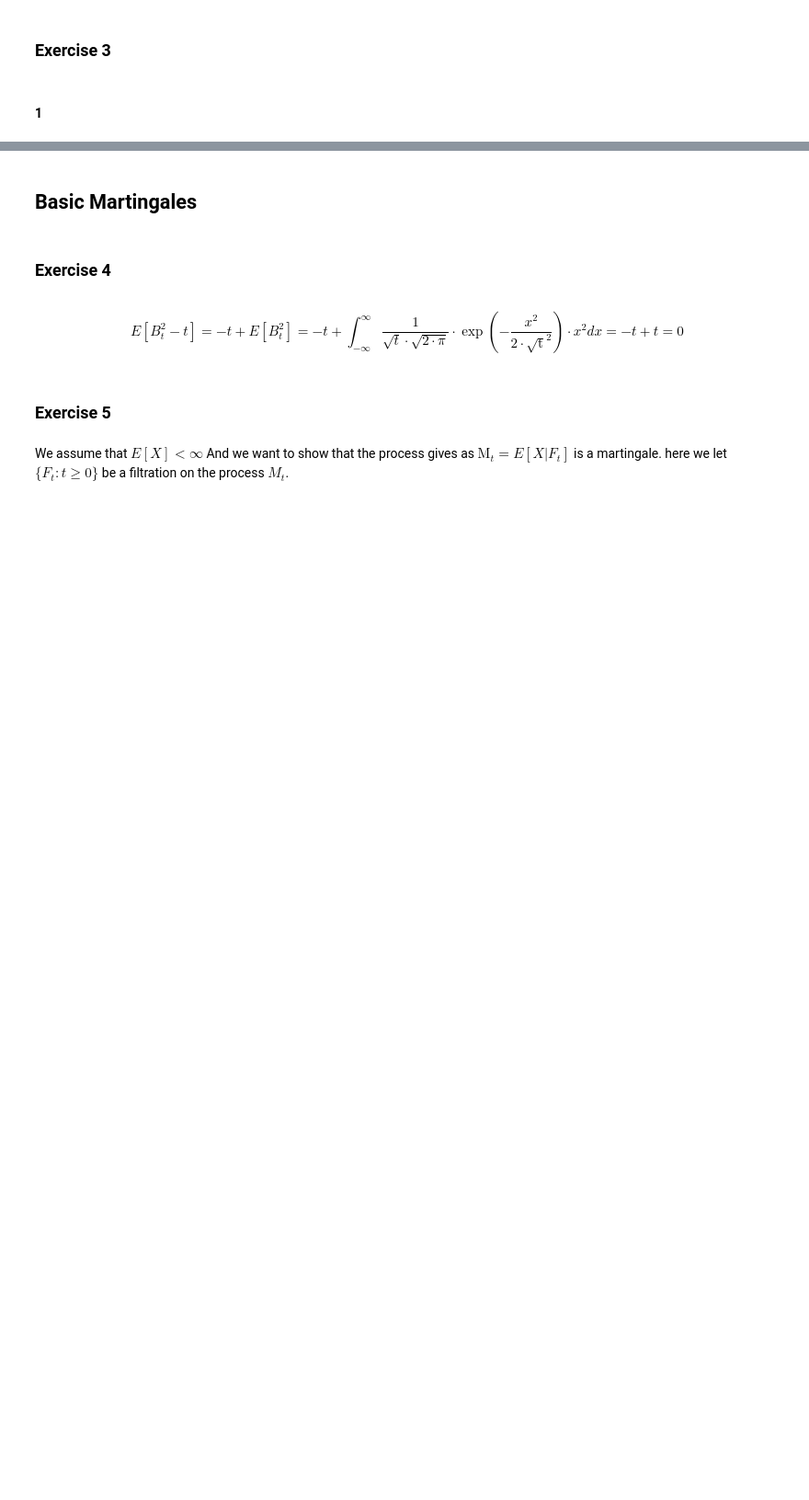
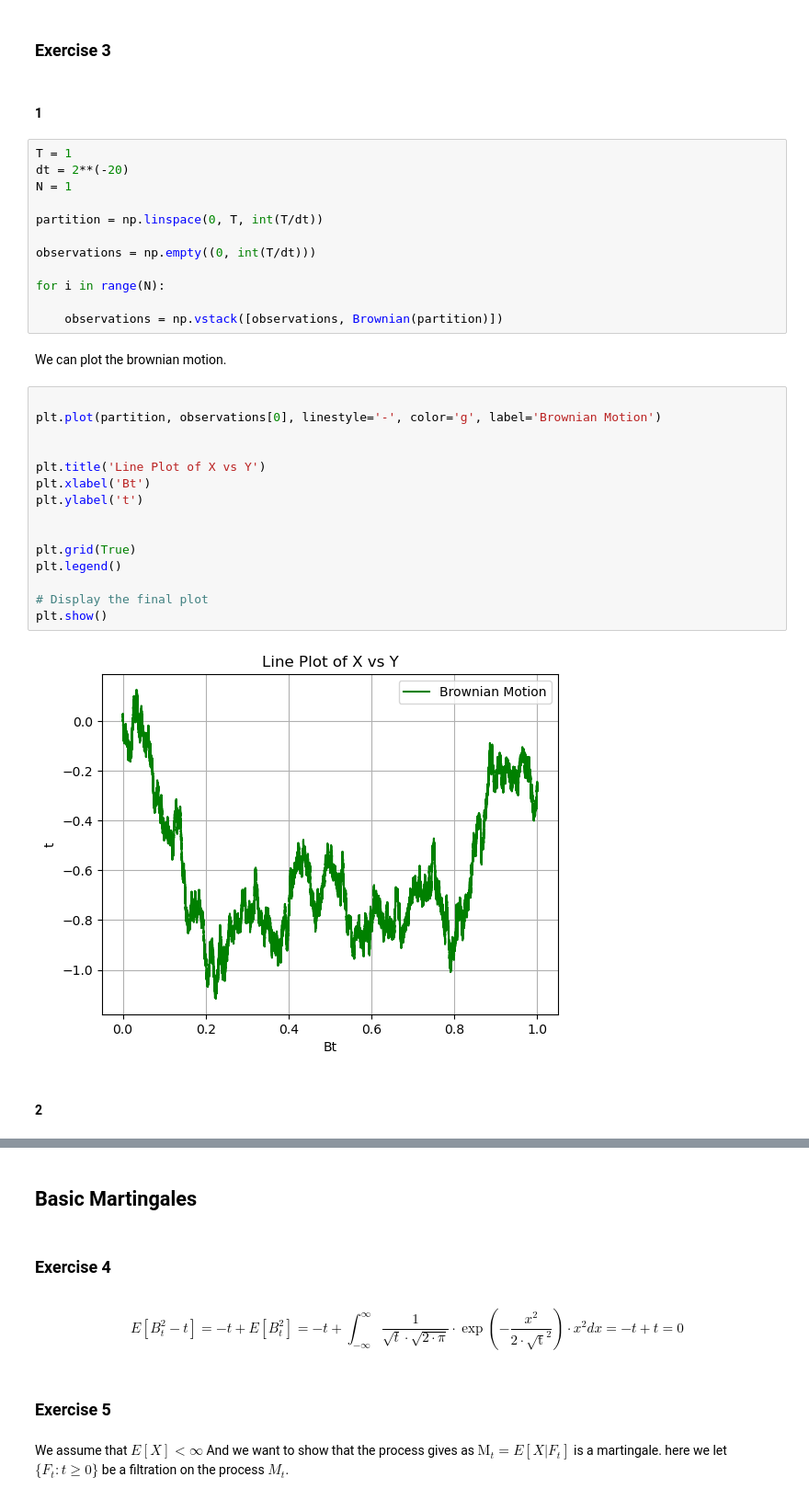
Before and after one commit to muhammadhussain-ops/02425-Diffusions-and-stochastic-differential-equations, a Jupyter notebook: WEEK3.ipynb, the cells around one changed output, grey strips where cells are left out. Shown at 92% size. Saved outputs shown, nothing was run; the diff lists cells and outputs as text; blank space fills up the shorter version.

```diff
--- a/WEEK3.ipynb
+++ b/WEEK3.ipynb
@@ -114,3 +114,36 @@ plt.show()
 ### Exercise 3
 # %% [markdown]
 #### 1
+# %%
+T = 1
+dt = 2**(-20)
+N = 1
+
+partition = np.linspace(0, T, int(T/dt))
+
+observations = np.empty((0, int(T/dt)))
+
+for i in range(N):
+
+    observations = np.vstack([observations, Brownian(partition)])
+# %% [markdown]
+We can plot the brownian motion.
+# %%
+
+plt.plot(partition, observations[0], linestyle='-', color='g', label='Brownian Motion')
+
+
+plt.title('Line Plot of X vs Y')
+plt.xlabel('Bt')
+plt.ylabel('t')
+
+
+plt.grid(True)
+plt.legend()
+
+# Display the final plot
+plt.show()
+# %% [output]
+[figure, added]
+# %% [markdown]
+#### 2
```
Also changed, not shown: parts of 13 cells of this notebook.
